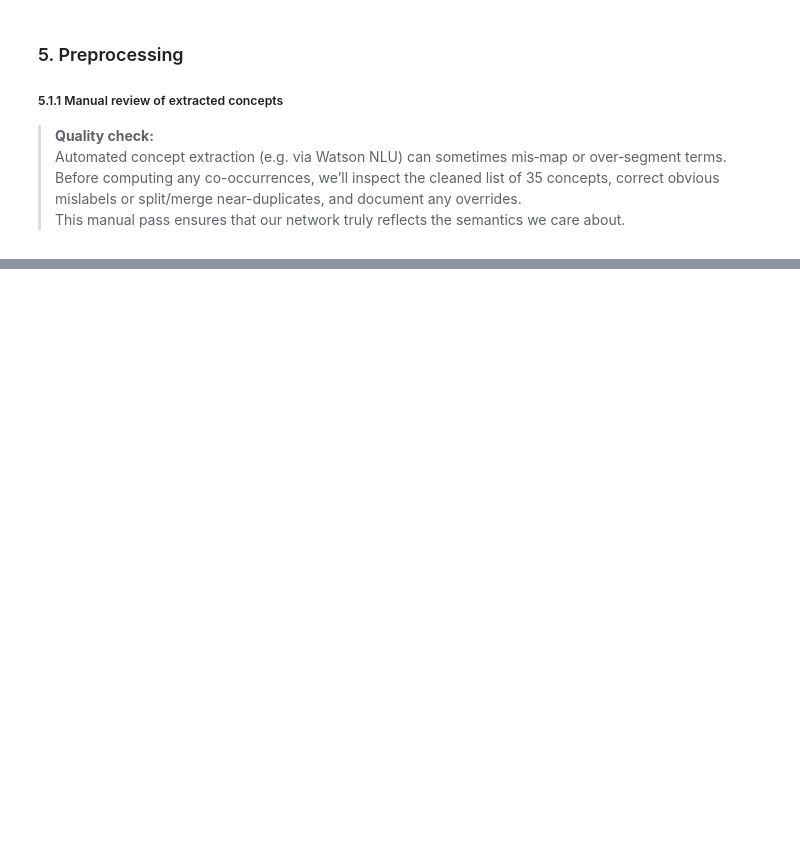
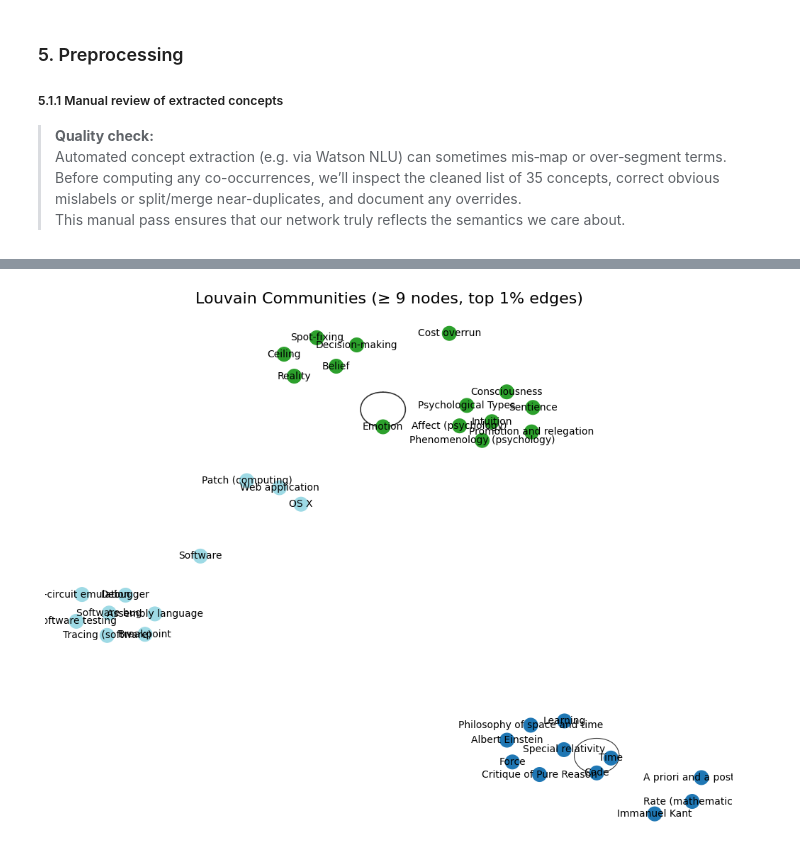
Before and after one commit to Br111t/notebook-to-prod-template, a Jupyter notebook: notebooks/example.ipynb, the cells around one changed output, grey strips where cells are left out. Drawn from its saved outputs; the diff is of its cells as text; code cells hidden in the pictures; blank space fills up the shorter version.

```diff
--- a/notebooks/example.ipynb
+++ b/notebooks/example.ipynb
@@ -369,0 +283,80 @@ T = 4: 0 edges
+# %%
+# -- Parameters --
+PERCENTILE = 99  # keep top 1% edges
+MIN_COMM_SIZE = 9  # only show communities with >= this many nodes
+SEED = 42  # for layout reproducibility
+
+# -- Data prep: assume df_clean and C are already defined --
+# df_clean: DataFrame with one row per (doc_index, concept, relevance)
+# C: NumPy array co-occurrence matrix, shape (n_feats, n_feats)
+feat_names = sorted(df_concepts["concept"].unique())
+assert C.shape == (
+    len(feat_names),
+    len(feat_names),
+), "C and feat_names length mismatch!"
+
+# Threshold edges by percentile (using pure NumPy)
+C_arr = np.asarray(C)  # ensure it’s a NumPy array
+i, j = np.triu_indices_from(C_arr, k=1)  # strictly above the diagonal
+weights = C_arr[i, j]
+thresh = np.percentile(weights, PERCENTILE)
+C_thresh = np.zeros_like(C_arr)
+C_thresh[C_arr >= thresh] = C_arr[C_arr >= thresh]
+
+# Build and label graph
+G = nx.from_numpy_array(C_thresh)
+mapping = {i: feat for i, feat in enumerate(feat_names)}
+G = nx.relabel_nodes(G, mapping)
+
+# Run Louvain
+partition = community_louvain.best_partition(
+    G, weight="weight", random_state=SEED
+)
+
+# Filter small communities
+sizes = Counter(partition.values())
+keep_comms = {cid for cid, sz in sizes.items() if sz >= MIN_COMM_SIZE}
+large_nodes = [n for n, cid in partition.items() if cid in keep_comms]
+G_sub = G.subgraph(large_nodes).copy()
+partition_sub = {n: partition[n] for n in large_nodes}
+
+# Visualize with fewer nodes & stronger edges
+fig, ax = plt.subplots(figsize=(10, 8))
+pos = nx.spring_layout(G_sub, seed=SEED)
+
+# Draw only the largest communities
+nx.draw_networkx_nodes(
+    G_sub,
+    pos,
+    node_color=[partition_sub[n] for n in G_sub.nodes()],
+    cmap=plt.get_cmap("tab20"),
+    node_size=200,  # slightly bigger so small groups stand out
+    ax=ax,
+)
+
+# Draw only edges in the top 1% (instead of 5%) to unclutter
+edge_weights = np.array([G_sub[u][v]["weight"] for u, v in G_sub.edges()])
+edge_thresh = np.percentile(edge_weights, 99)
+heavy_edges = [
+    (u, v)
+    for (u, v), w in zip(G_sub.edges(), edge_weights)
+    if w >= edge_thresh
+]
+nx.draw_networkx_edges(
+    G_sub,
+    pos,
+    edgelist=heavy_edges,
+    width=[G_sub[u][v]["weight"] * 0.2 for u, v in heavy_edges],
+    alpha=0.8,
+    ax=ax,
+)
+
+nx.draw_networkx_labels(G_sub, pos, font_size=10, ax=ax)
+ax.set_title(
+    f"Louvain Communities (≥ {MIN_COMM_SIZE} nodes, top 1% edges)", fontsize=16
+)
+ax.axis("off")
+plt.tight_layout()
+plt.show()
+# %% [output]
+[figure, added]
```
Also changed, not shown: parts of 17 cells of this notebook, 7 other files.
